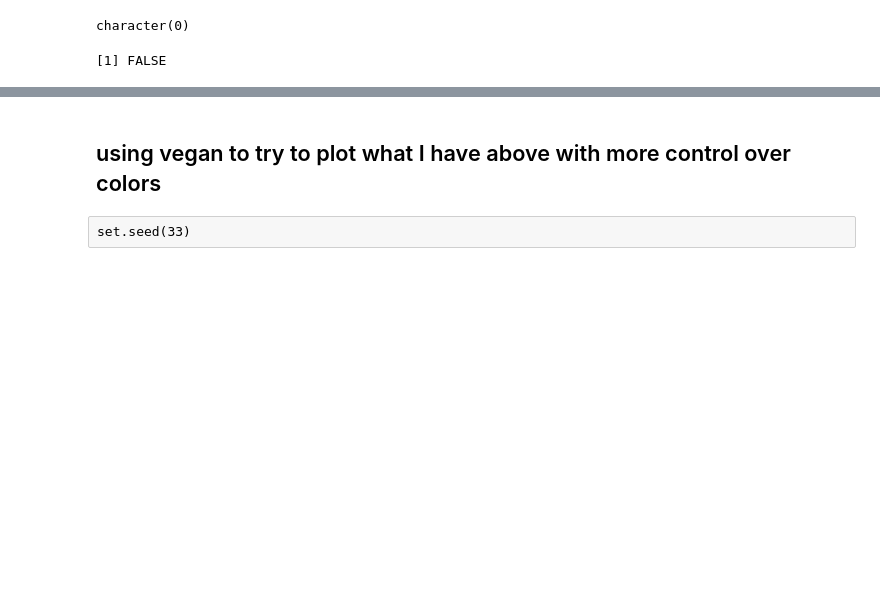
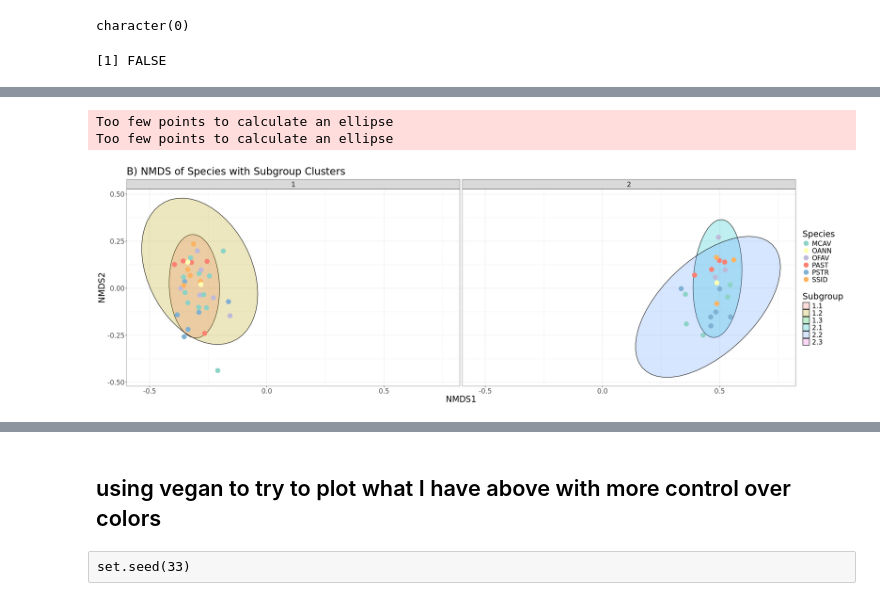
Before and after one commit to cdesouza02/BEL_16S_output, a Jupyter notebook: filter_phyloseq.ipynb, the cells around one changed output, grey strips where cells are left out. Cells and saved outputs as stored; diff of their text form; code cells hidden in the pictures; blank space fills up the shorter version.

```diff
--- a/filter_phyloseq.ipynb
+++ b/filter_phyloseq.ipynb
@@ -309,0 +339,19 @@ Too few points to calculate an ellipse
+# %%
+#plot adapted from julia's github
+# plot
+nmds_species <- ggplot(nmds_merged, aes(NMDS1, NMDS2, col = species)) +
+scale_color_brewer(palette = "Set3") +
+#axis labels
+   stat_ellipse(aes(group = Subgroup, fill = Subgroup),
+               geom = "polygon", alpha = 0.25, color = "black", level = 0.95) +
+labs(color = "Species", title = 'B) NMDS of Species with Subgroup Clusters') +
+geom_point(size = 5, alpha = 1) +
+facet_wrap(~ ParentCluster) +
+guides(col = guide_legend(order = 1),
+          shape = guide_legend(order = 2)) +
+ theme(text = element_text(size = 20))
+nmds_species
+# %% [output]
+Too few points to calculate an ellipse
+Too few points to calculate an ellipse
+[figure, added]
```
Also changed, not shown: parts of 40 cells of this notebook, 2 other files.
